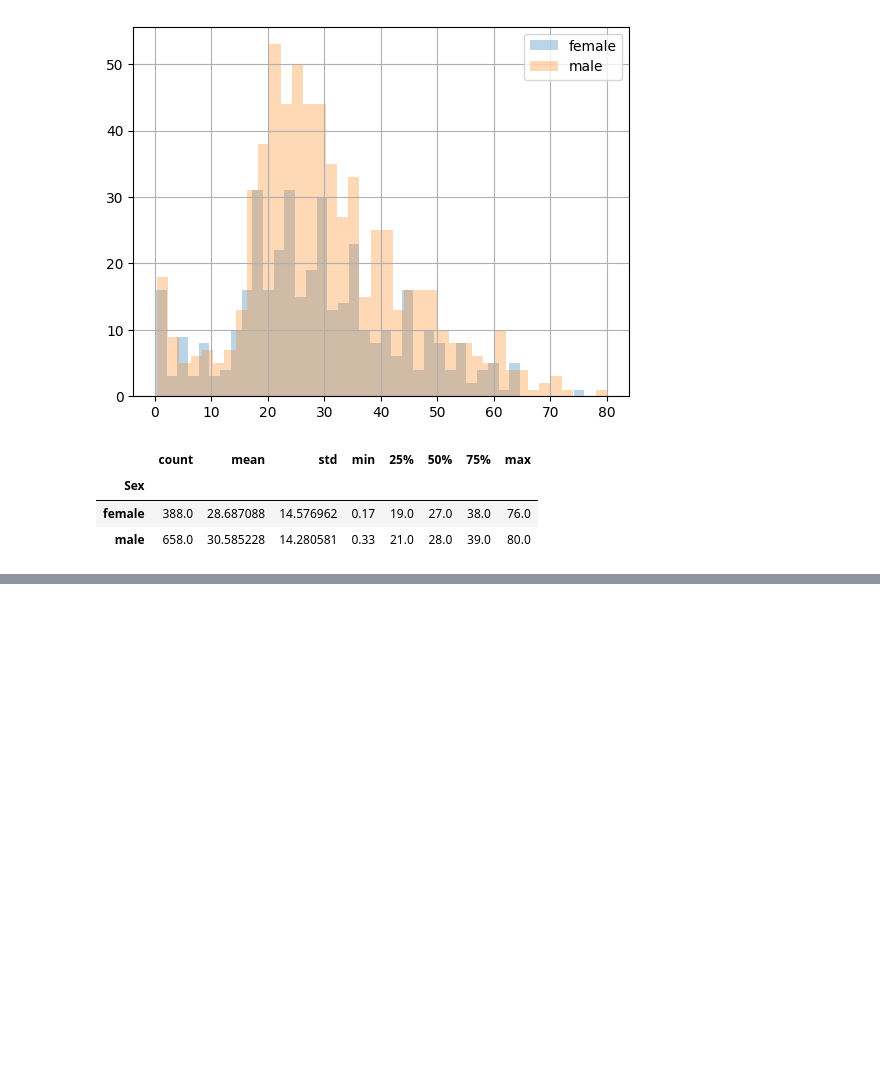
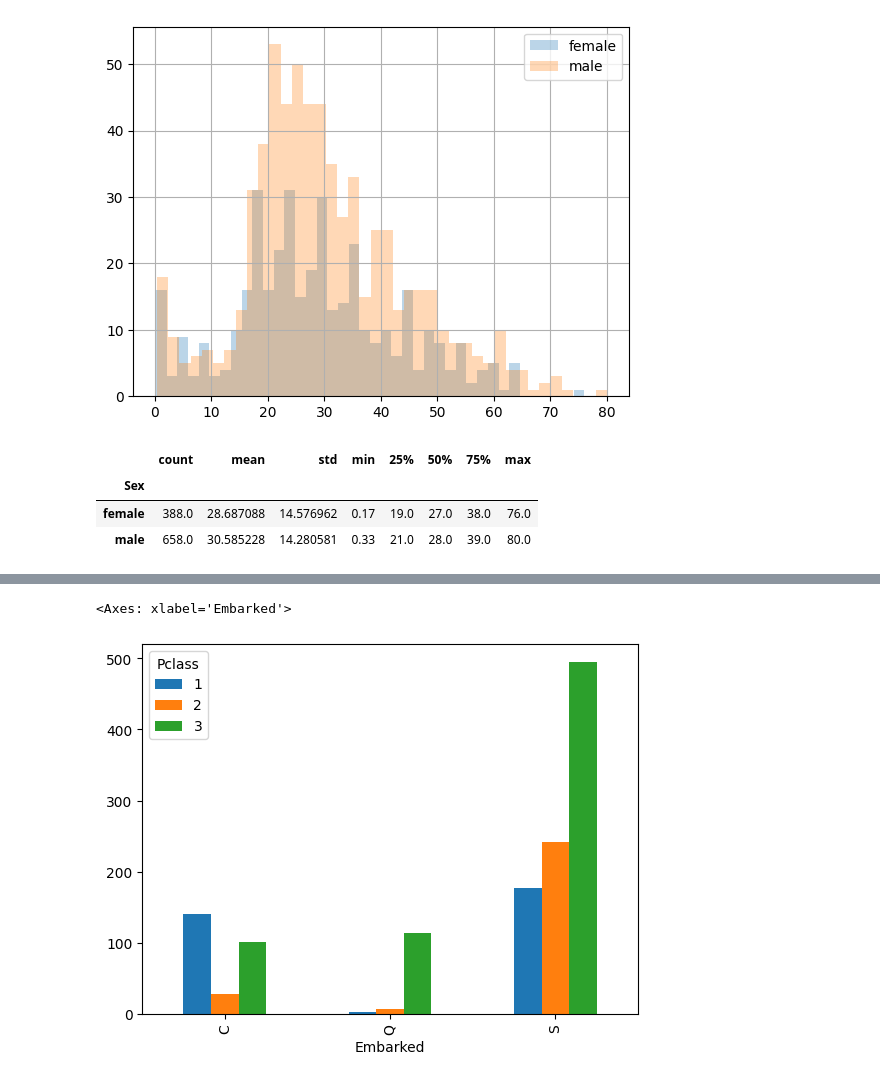
Before and after one commit to JimmySunDance/learntech-exploratory-data-analysis, a Jupyter notebook: example.ipynb, the cells around one changed output, grey strips where cells are left out. Drawn from its saved outputs; the diff is of its cells as text; code cells hidden in the pictures; blank space fills up the shorter version.

```diff
--- a/example.ipynb
+++ b/example.ipynb
@@ -213,0 +179,5 @@ pdf.groupby("Sex")["Age"].describe()
+# %%
+pdf.groupby("Pclass")["Embarked"].value_counts().unstack(level=0).plot(kind="bar")
+# %% [output]
+<Axes: xlabel='Embarked'>
+[figure, added]
```
Also changed, not shown: parts of 30 cells of this notebook.
